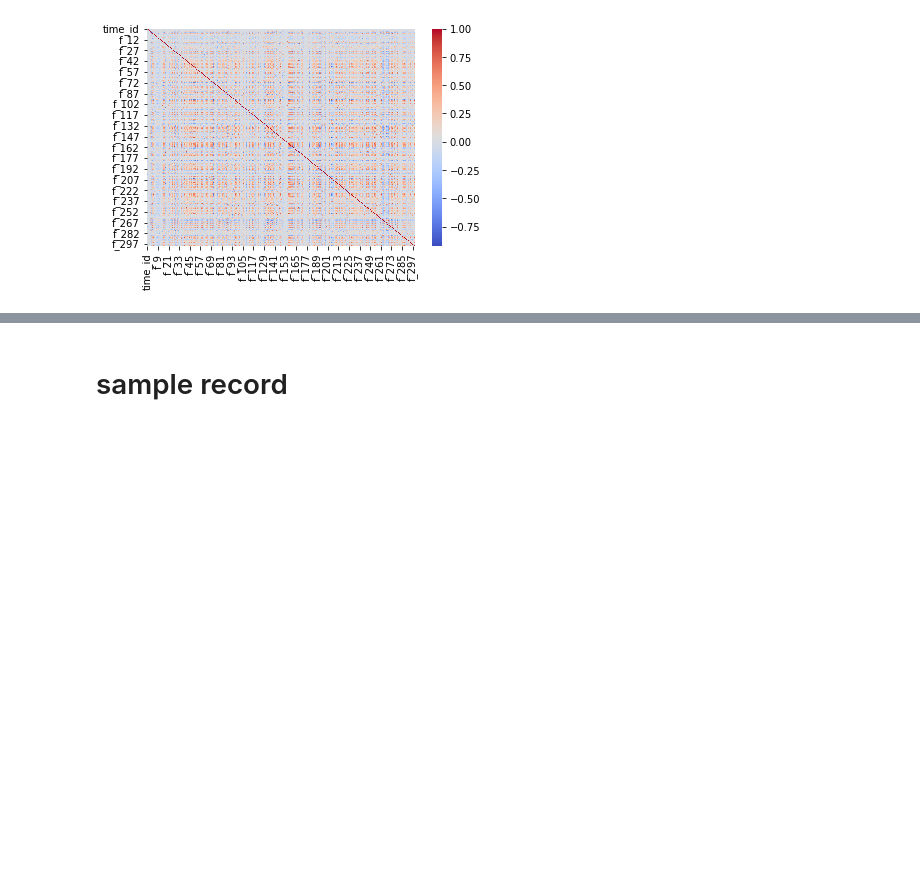
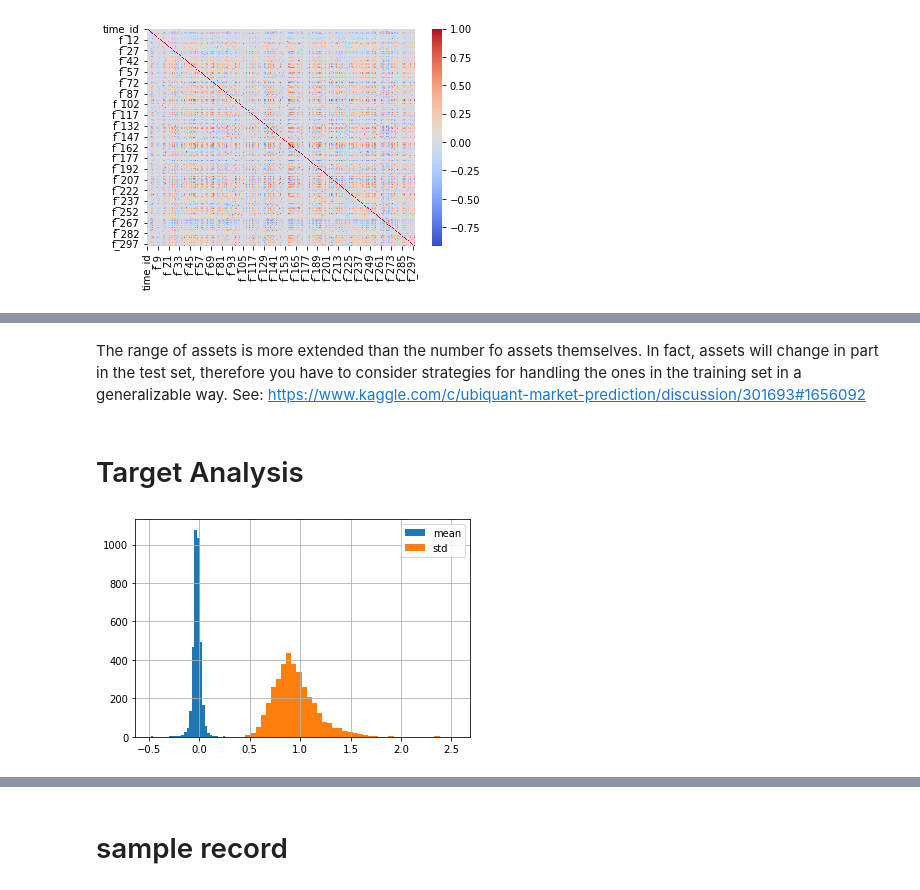
Before and after one commit to nsu1210/Advance-Machine-Learning, a Jupyter notebook: ubiquant-market-prediction-eda.ipynb, the cells around one changed output, grey strips where cells are left out. Saved outputs shown, nothing was run; the diff lists cells and outputs as text; code cells hidden in the pictures; blank space fills up the shorter version.

Commit message:
Kaggle Notebook | Ubiquant Market Prediction eda | Version 3

```diff
--- a/ubiquant-market-prediction-eda.ipynb
+++ b/ubiquant-market-prediction-eda.ipynb
@@ -135,0 +119,11 @@ Name: investment_id, Length: 3579, dtype: int64
+# %% [markdown]
+The range of assets is more extended than the number fo assets themselves. In fact, assets will change in part in the test set, therefore you have to consider strategies for handling the ones in the training set in a generalizable way. See: https://www.kaggle.com/c/ubiquant-market-prediction/discussion/301693#1656092
+# %% [markdown]
+# Target Analysis
+# %%
+train.groupby('investment_id')['target'].mean().hist(bins = 50, label = 'mean')
+train.groupby('investment_id')['target'].std().hist(bins = 50, label = 'std')
+plt.legend()
+plt.show()
+# %% [output]
+[figure, added]
```
Also changed, not shown: parts of 26 cells of this notebook.
